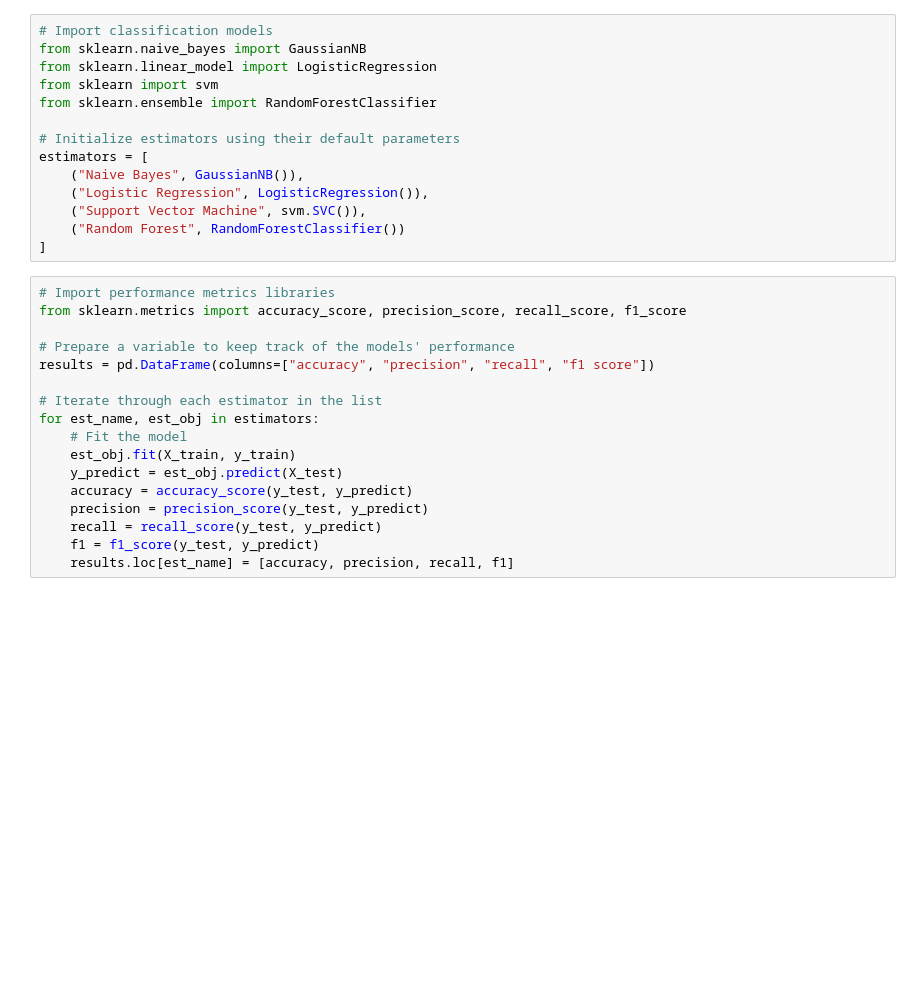
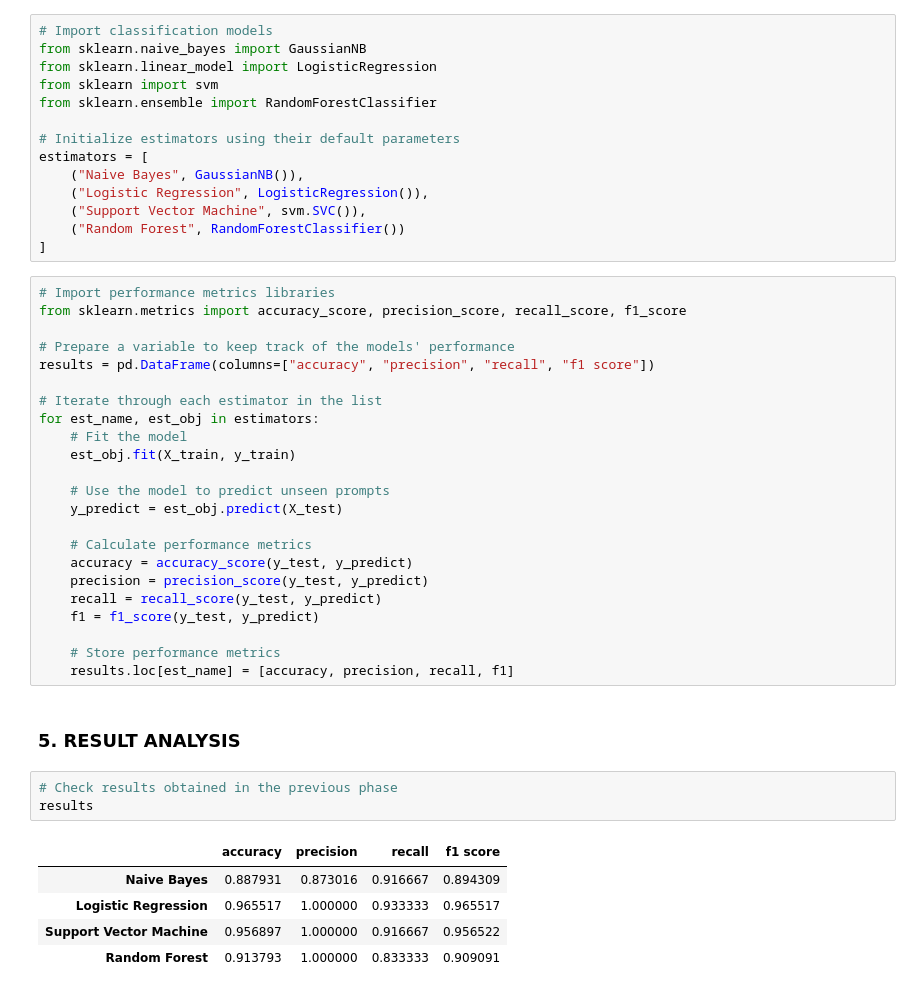
Before and after one commit to sinanw/llm-security-prompt-injection, a Jupyter notebook: classification.ipynb, the cells around one changed output. Saved outputs shown, nothing was run; the diff lists cells and outputs as text; blank space fills up the shorter version.

Commit message:
Analyzing classification results.

```diff
--- a/classification.ipynb
+++ b/classification.ipynb
@@ -200,9 +200,26 @@ results = pd.DataFrame(columns=["accuracy", "precision", "recall", "f1 score"])
 for est_name, est_obj in estimators:
     # Fit the model
     est_obj.fit(X_train, y_train)
+
+    # Use the model to predict unseen prompts
     y_predict = est_obj.predict(X_test)
+
+    # Calculate performance metrics
     accuracy = accuracy_score(y_test, y_predict)
     precision = precision_score(y_test, y_predict)
     recall = recall_score(y_test, y_predict)
     f1 = f1_score(y_test, y_predict)
+
+    # Store performance metrics
     results.loc[est_name] = [accuracy, precision, recall, f1]
+# %% [markdown]
+### 5. RESULT ANALYSIS
+# %%
+# Check results obtained in the previous phase
+results
+# %% [output]
+|  | accuracy | precision | recall | f1 score |
+| Naive Bayes | 0.887931 | 0.873016 | 0.916667 | 0.894309 |
+| Logistic Regression | 0.965517 | 1.000000 | 0.933333 | 0.965517 |
+| Support Vector Machine | 0.956897 | 1.000000 | 0.916667 | 0.956522 |
+| Random Forest | 0.913793 | 1.000000 | 0.833333 | 0.909091 |
```
Also changed, not shown: parts of 2 cells of this notebook.
